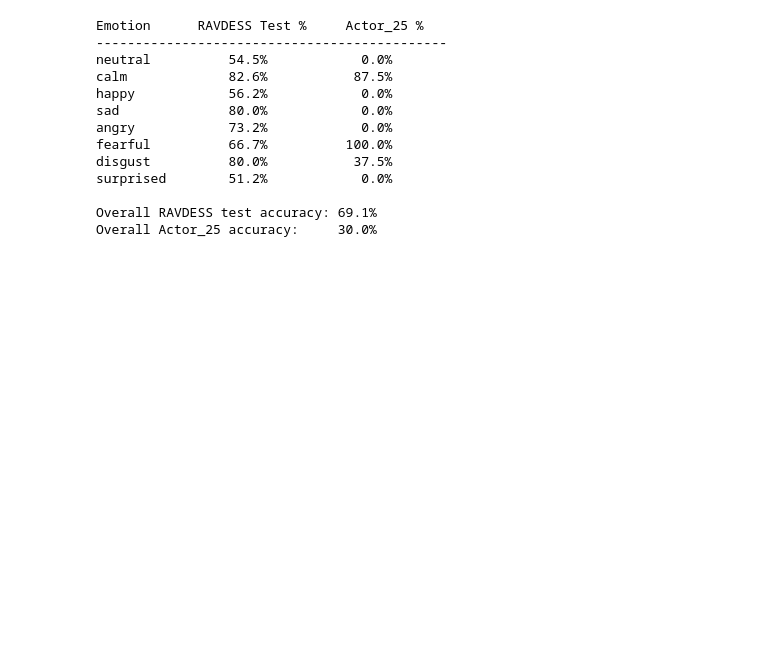
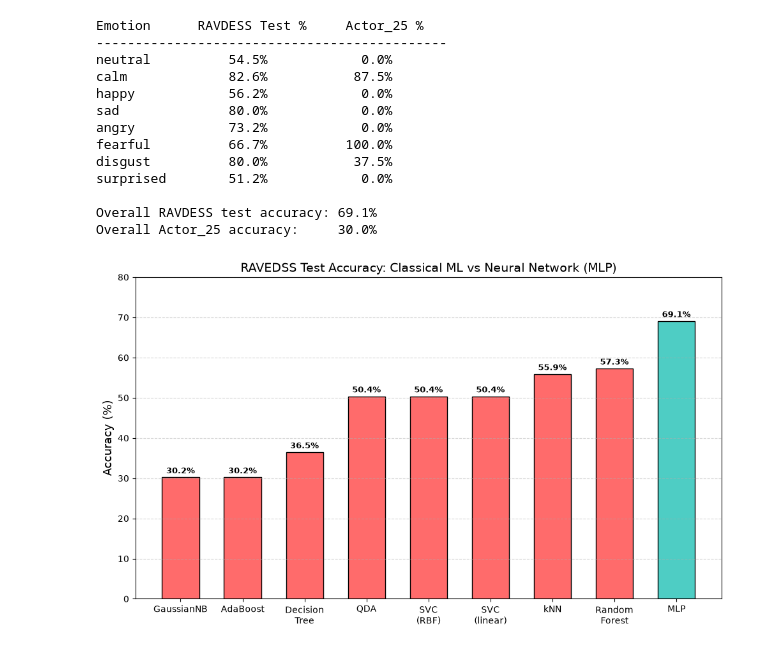
Before and after one commit to SeanPenner/Week4-NeuralNetworks, a Jupyter notebook: Week4__Neural_Networks.ipynb, the cells around one changed output. Saved outputs shown, nothing was run; the diff lists cells and outputs as text; code cells hidden in the pictures; blank space fills up the shorter version.

```diff
--- a/Week4__Neural_Networks.ipynb
+++ b/Week4__Neural_Networks.ipynb
@@ -915,3 +911,23 @@ surprised        51.2%            0.0%
 
 Overall RAVDESS test accuracy: 69.1%
 Overall Actor_25 accuracy:     30.0%
+# %%
+import matplotlib.pyplot as plt
+
+plt.figure(figsize=(10, 6))
+models = ['GaussianNB', 'AdaBoost', 'Decision\nTree', 'QDA', 'SVC\n(RBF)', 'SVC\n(linear)', 'kNN', 'Random\nForest', 'MLP']
+accuracies = [30.21, 30.21, 36.46, 50.35, 50.35, 50.35, 55.90, 57.29, 69.097]
+colors = ['#ff6b6b']*8 + ['#4ecdc4']
+bars = plt.bar(models, accuracies, color=colors, edgecolor='black', width=0.6)
+
+for bar, acc in zip(bars, accuracies):
+    plt.text(bar.get_x() + bar.get_width()/2., bar.get_height() + 1, f'{acc:.1f}%', ha='center', fontsize=9, fontweight='bold')
+
+plt.ylabel('Accuracy (%)', fontsize=13)
+plt.title('RAVEDSS Test Accuracy: Classical ML vs Neural Network (MLP)', fontsize=14)
+plt.ylim(0, 80)
+plt.grid(axis='y', linestyle='--', alpha=0.5)
+plt.tight_layout()
+plt.show()
+# %% [output]
+[figure, added]
```
Also changed, not shown: parts of 2 cells of this notebook, 1 other file.
